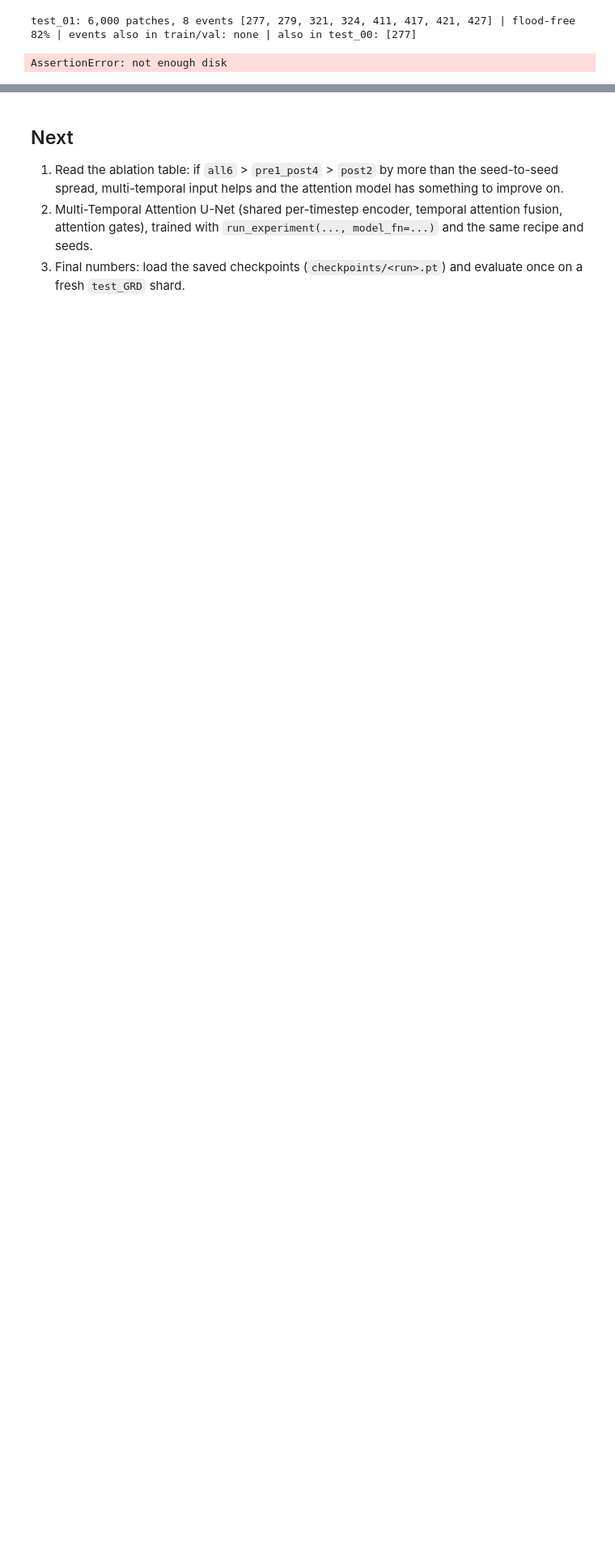
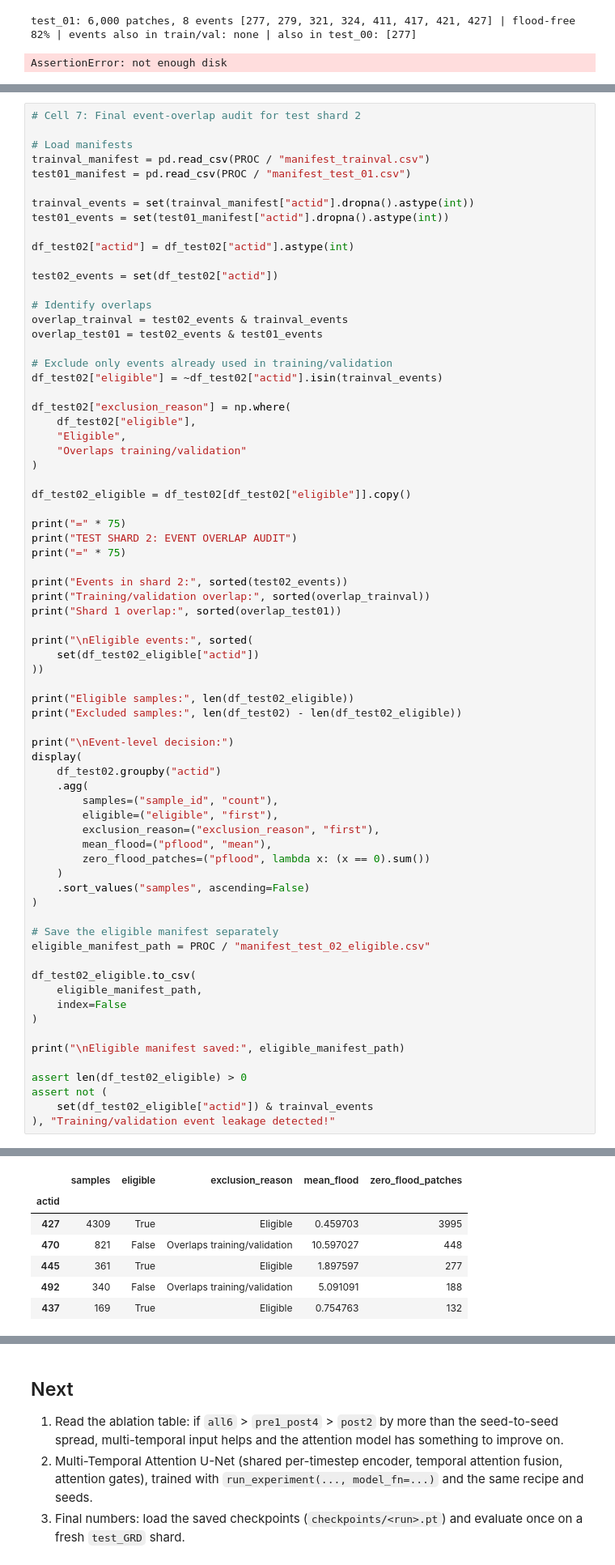
Before and after one commit to Vasanth-Loganathan/flood-mapping, a Jupyter notebook: main.ipynb, the cells around one changed output, grey strips where cells are left out. Shown at 81% size. Drawn from its saved outputs; the diff is of its cells as text; blank space fills up the shorter version.

Commit message:
Kaggle Notebook | flood-mapping | Version 1

```diff
--- a/main.ipynb
+++ b/main.ipynb
@@ -1446,0 +1822,72 @@ AssertionError: not enough disk
+# %%
+# Cell 7: Final event-overlap audit for test shard 2
+
+# Load manifests
+trainval_manifest = pd.read_csv(PROC / "manifest_trainval.csv")
+test01_manifest = pd.read_csv(PROC / "manifest_test_01.csv")
+
+trainval_events = set(trainval_manifest["actid"].dropna().astype(int))
+test01_events = set(test01_manifest["actid"].dropna().astype(int))
+
+df_test02["actid"] = df_test02["actid"].astype(int)
+
+test02_events = set(df_test02["actid"])
+
+# Identify overlaps
+overlap_trainval = test02_events & trainval_events
+overlap_test01 = test02_events & test01_events
+
+# Exclude only events already used in training/validation
+df_test02["eligible"] = ~df_test02["actid"].isin(trainval_events)
+
+df_test02["exclusion_reason"] = np.where(
+    df_test02["eligible"],
+    "Eligible",
+    "Overlaps training/validation"
+)
+
+df_test02_eligible = df_test02[df_test02["eligible"]].copy()
+
+print("=" * 75)
+print("TEST SHARD 2: EVENT OVERLAP AUDIT")
+print("=" * 75)
+
+print("Events in shard 2:", sorted(test02_events))
+print("Training/validation overlap:", sorted(overlap_trainval))
+print("Shard 1 overlap:", sorted(overlap_test01))
+
+print("\nEligible events:", sorted(
+    set(df_test02_eligible["actid"])
+))
+
+print("Eligible samples:", len(df_test02_eligible))
+print("Excluded samples:", len(df_test02) - len(df_test02_eligible))
+
+print("\nEvent-level decision:")
+display(
+    df_test02.groupby("actid")
+    .agg(
+        samples=("sample_id", "count"),
+        eligible=("eligible", "first"),
+        exclusion_reason=("exclusion_reason", "first"),
+        mean_flood=("pflood", "mean"),
+        zero_flood_patches=("pflood", lambda x: (x == 0).sum())
+    )
+    .sort_values("samples", ascending=False)
+)
+
+# Save the eligible manifest separately
+eligible_manifest_path = PROC / "manifest_test_02_eligible.csv"
+
+df_test02_eligible.to_csv(
+    eligible_manifest_path,
+    index=False
+)
+
+print("\nEligible manifest saved:", eligible_manifest_path)
+
+assert len(df_test02_eligible) > 0
+assert not (
+    set(df_test02_eligible["actid"]) & trainval_events
+), "Training/validation event leakage detected!"
+# %% [output]
@@ -1446,0 +1906,7 @@ AssertionError: not enough disk
+|  | samples | eligible | exclusion_reason | mean_flood | zero_flood_patches |
+| actid |  |  |  |  |  |
+| 427 | 4309 | True | Eligible | 0.459703 | 3995 |
+| 470 | 821 | False | Overlaps training/validation | 10.597027 | 448 |
+| 445 | 361 | True | Eligible | 1.897597 | 277 |
+| 492 | 340 | False | Overlaps training/validation | 5.091091 | 188 |
+| 437 | 169 | True | Eligible | 0.754763 | 132 |
```
Also changed, not shown: parts of 5 cells of this notebook.
